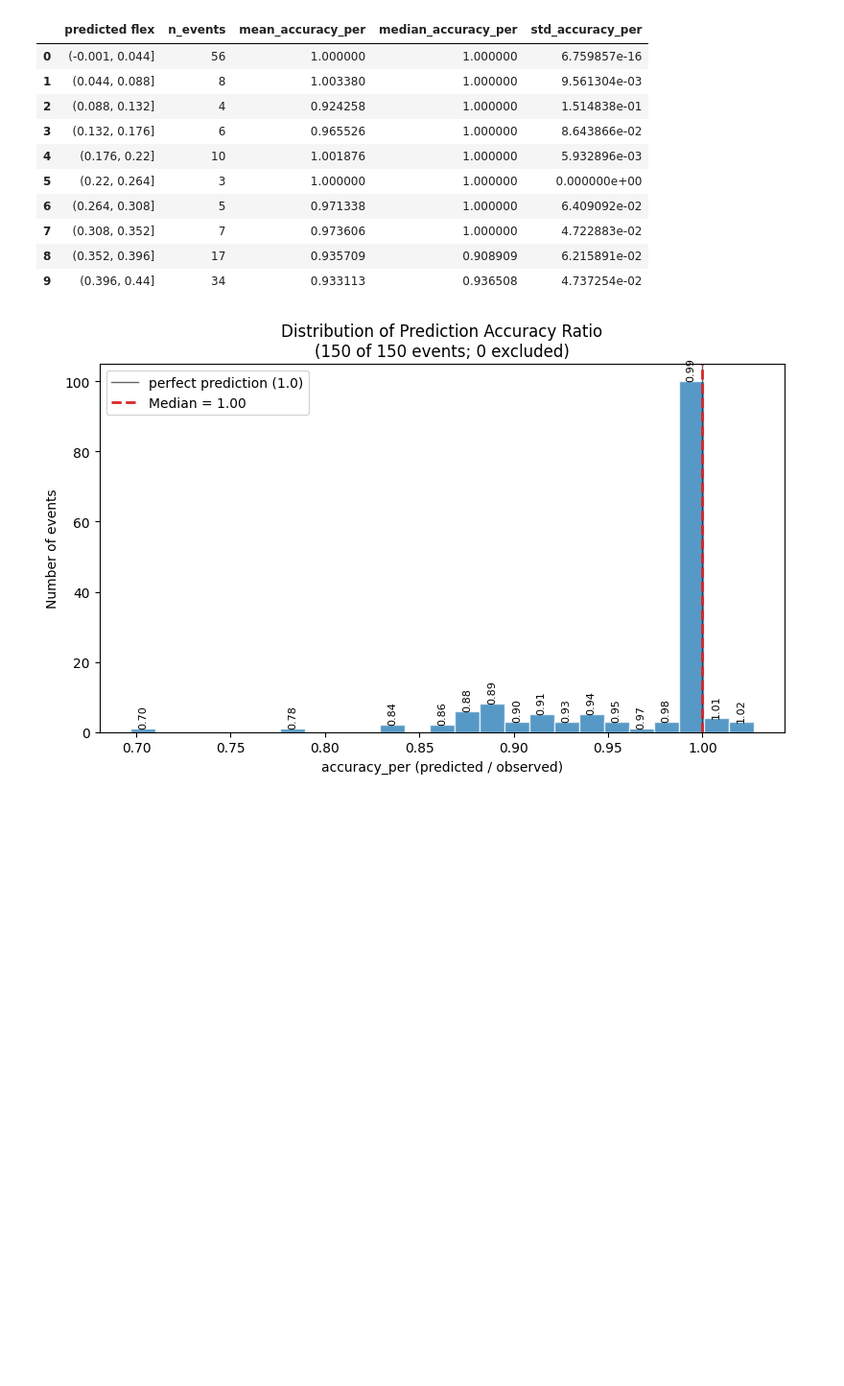
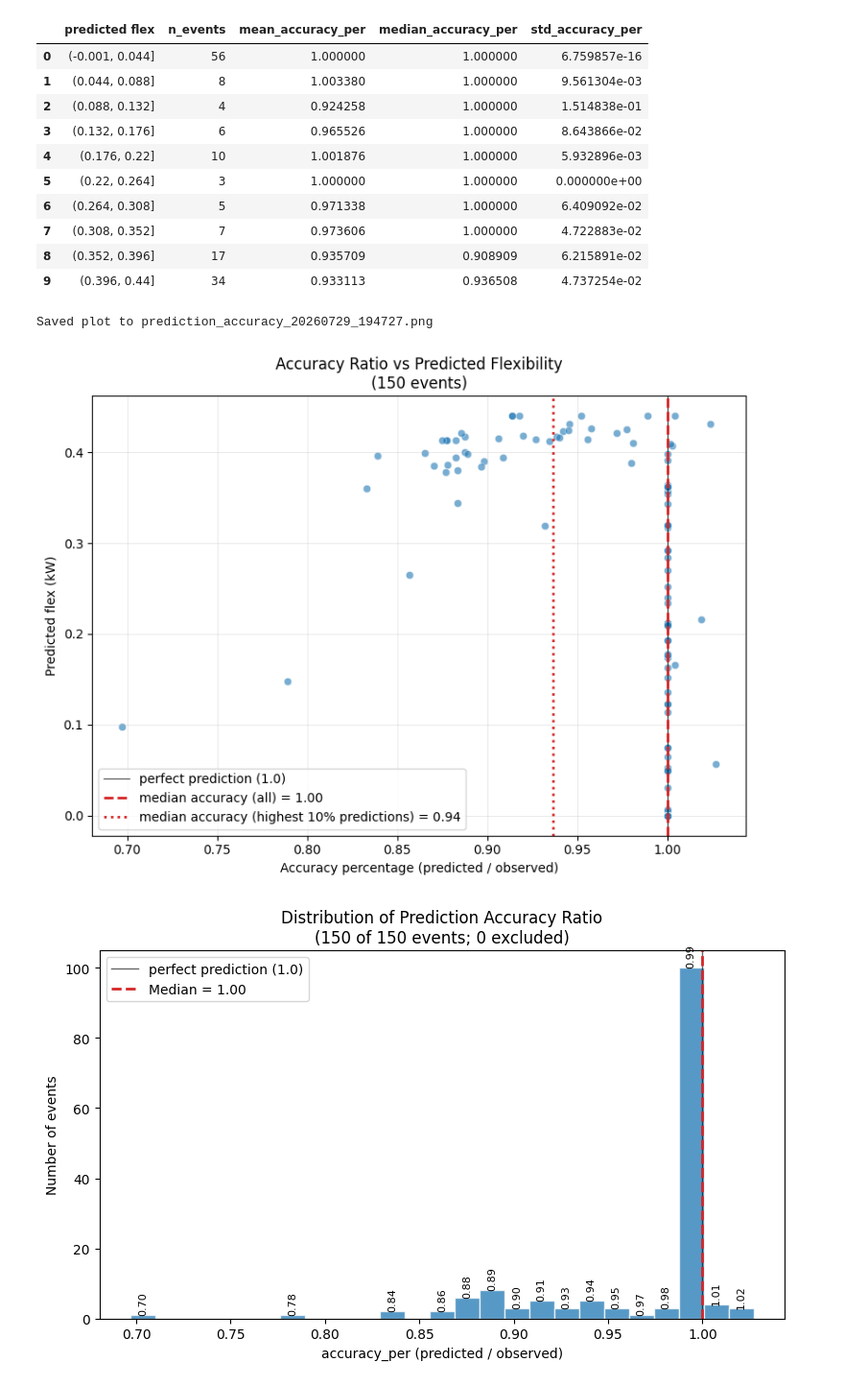
Before and after one commit to alexnathanson/TEA_AggregatedOffGridPVPowerStations, a Jupyter notebook: model_v5-2-validation.ipynb, the cells around one changed output. Shown at 96% size. Saved outputs shown, nothing was run; the diff lists cells and outputs as text; code cells hidden in the pictures; blank space fills up the shorter version.

```diff
--- a/model_v5-2-validation.ipynb
+++ b/model_v5-2-validation.ipynb
@@ -419,4 +420,42 @@ load_bucket_summary
 | 7 | (0.308, 0.352] | 7 | 0.973606 | 1.000000 | 4.722883e-02 |
 | 8 | (0.352, 0.396] | 17 | 0.935709 | 0.908909 | 6.215891e-02 |
 | 9 | (0.396, 0.44] | 34 | 0.933113 | 0.936508 | 4.737254e-02 |
+# %%
+plot_df = event_validation_df.dropna(subset=['accuracy_per', 'predicted_actual_flex_kW'])
+n_total = len(event_validation_df)
+n_excluded = n_total - len(plot_df)
+
+median_accuracy_all = plot_df['accuracy_per'].median()
+median_accuracy_high = plot_df[plot_df['predicted_actual_flex_kW']>=0.396]['accuracy_per'].median()
+
+
+fig, ax = plt.subplots(figsize=(8, 6))
+ax.scatter(plot_df['accuracy_per'], plot_df['predicted_actual_flex_kW'],
+           alpha=0.6, color='tab:blue', edgecolor='white', linewidth=0.5)
+ax.axvline(1.0, color='black', linestyle='-', linewidth=1, alpha=0.6,
+           label='perfect prediction (1.0)')
+ax.axvline(median_accuracy_all, color='tab:red', linestyle='--', linewidth=2,
+           label=f'median accuracy (all) = {median_accuracy_all:.2f}')
+ax.axvline(median_accuracy_high, color='tab:red', linestyle=':', linewidth=2,
+           label=f'median accuracy (highest 10% predictions) = {median_accuracy_high:.2f}')
+ax.set_xlabel('Accuracy percentage (predicted / observed)')
+ax.set_ylabel('Predicted flex (kW)')
+ax.set_title(
+    f'Accuracy Ratio vs Predicted Flexibility\n'
+    f'({len(plot_df)} events)'
+)
+ax.grid(True, linestyle='-', linewidth=0.5, alpha=0.4)
+ax.legend()
+plt.tight_layout()
+
+timestamp = datetime.now().strftime('%Y%m%d_%H%M%S')
+outfile = f'prediction_accuracy_{timestamp}.png'
+plt.savefig(outfile, dpi=300, bbox_inches='tight')
+print(f"Saved plot to {outfile}")
+
+
+plt.show()
+# %% [output]
+Saved plot to prediction_accuracy_20260729_194727.png
+[figure, added]
 # %%
```
Also changed, not shown: parts of 12 cells of this notebook, 18 other files.
